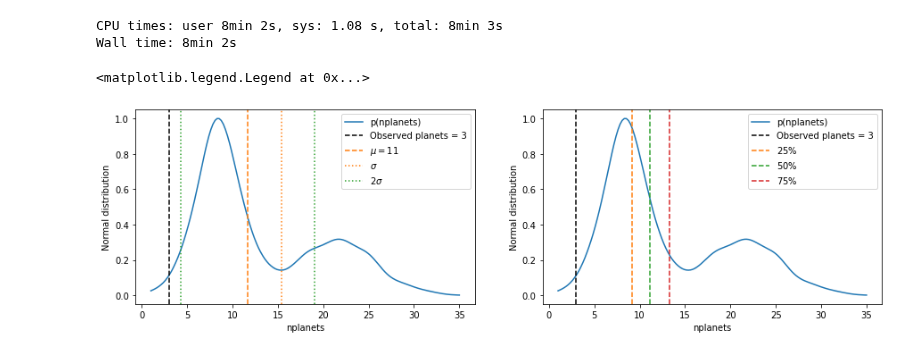
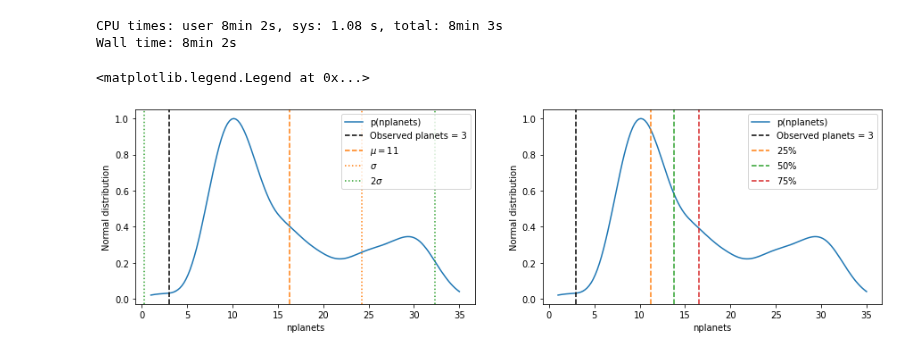
Before and after one commit to fjbautistas/kde_example, a Jupyter notebook: Marginal_Distributions.ipynb, the cells around one changed output. Cells and saved outputs as stored; diff of their text form; code cells hidden in the pictures.

Commit message:
implement of a multiplot. Besides, i have a new perspective about the marginal distribution, i want to implement it

```diff
--- a/Marginal_Distributions.ipynb
+++ b/Marginal_Distributions.ipynb
@@ -380,9 +380,9 @@ class Marginal():
         self.z_mean = (self.marginal*self.z*self.dz).sum()
         self.z_std  = ((self.marginal)*((self.z-self.z_mean)**2)*self.dz).sum()**(1/2.)
 
-        self.p_25 = self.z*[np.argmin((inte-0.25)**2)]
-        self.p_50 = self.z*[np.argmin((inte-0.50)**2)]
-        self.p_75 = self.z*[np.argmin((inte-0.75)**2)]
+        self.p_25 = self.z[np.argmin((inte-0.25)**2)]
+        self.p_50 = self.z[np.argmin((inte-0.50)**2)]
+        self.p_75 = self.z[np.argmin((inte-0.75)**2)]
 # %%
 def m_plot(like_z, marginal_z, name):
 
@@ -426,32 +426,32 @@ likeh_3 = optimal_pdf(dh.ms, dh.metal, dh.com);      likeh_3.pdf()
 CPU times: user 8min 2s, sys: 1.08 s, total: 8min 3s
 Wall time: 8min 2s
 # %%
-m1 = Marginal(likeh_1, prior_kepler)
+m1 = Marginal(liken_1, prior_kepler)
 m1.marginal()
 # %%
 fig, ax = plt.subplots(1, 2, figsize=(15,4))
 
 ax[0].plot(liken_1.real_interval[2], m1.marginal/m1.marginal.max(), label="p(nplanets)")
 ax[0].set_xlabel("nplanets")
 ax[0].set_ylabel("Normal distribution")
 ax[0].axvline(x = systm.n_planets.values, ls='--', c="k", label = "Observed planets = 3")
-ax[0].axvline(x = mean, ls='--', c="C1", label = r"$\mu = 11$")
-ax[0].axvline(x = mean+std, ls=':', c="C1", label = r"$\sigma$")
-ax[0].axvline(x = mean+2*std, ls=':', c="C2", label = r"$2\sigma$")
-ax[0].axvline(x = mean-2*std, ls=':', c="C2")
+ax[0].axvline(x = m1.z_mean, ls='--', c="C1", label = r"$\mu = 11$")
+ax[0].axvline(x = m1.z_mean+m1.z_std, ls=':', c="C1", label = r"$\sigma$")
+ax[0].axvline(x = m1.z_mean+2*m1.z_std, ls=':', c="C2", label = r"$2\sigma$")
+ax[0].axvline(x = m1.z_mean-2*m1.z_std, ls=':', c="C2")
 ax[0].legend()
 
 
 ax[1].plot(liken_1.real_interval[2], m1.marginal/m1.marginal.max(), label="p(nplanets)")
 ax[1].set_xlabel("nplanets")
 ax[1].set_ylabel("Normal distribution")
 
 ax[1].axvline(x = systm.n_planets.values, ls='--', c="k", label = "Observed planets = 3")
-ax[1].axvline(x = p_25, ls='--', c="C1", label = r"$25\%$")
-ax[1].axvline(x = p_50, ls='--', c="C2", label = r"$50\%$")
-ax[1].axvline(x = p_75, ls='--', c="C3", label = r"$75\%$")
+ax[1].axvline(x = m1.p_25, ls='--', c="C1", label = r"$25\%$")
+ax[1].axvline(x = m1.p_50, ls='--', c="C2", label = r"$50\%$")
+ax[1].axvline(x = m1.p_75, ls='--', c="C3", label = r"$75\%$")
 
 ax[1].legend()
 # %% [output]
 <matplotlib.legend.Legend at 0x...>
-[figure, old version]
+[figure, new version]
```
Also changed, not shown: parts of 3 cells of this notebook.
